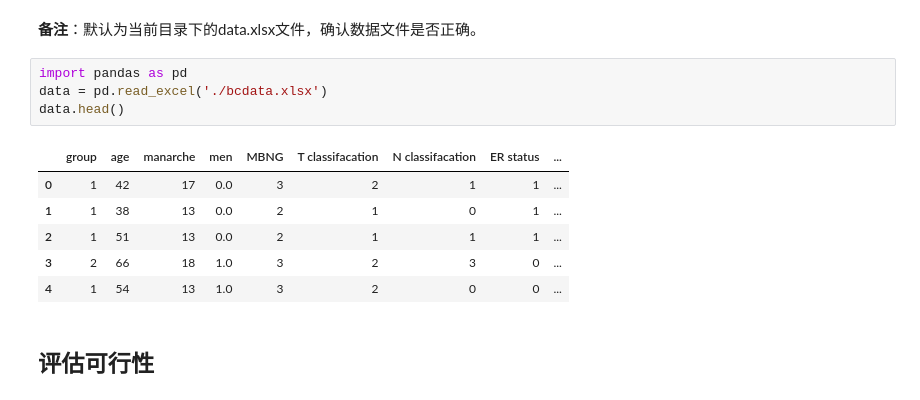
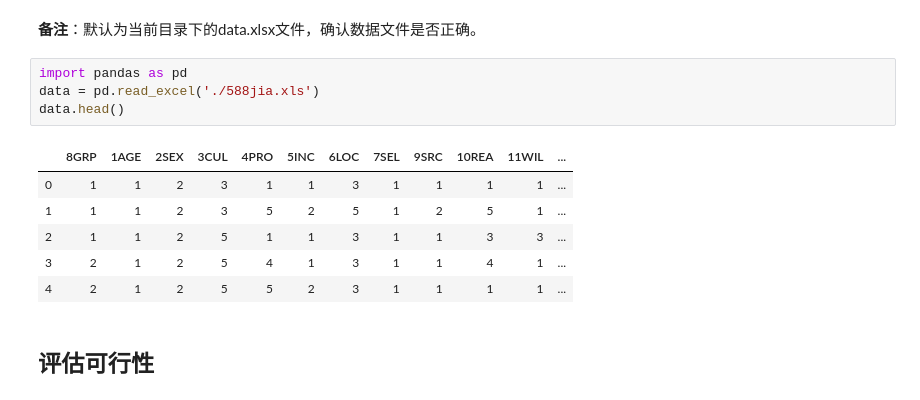
Before and after one commit to dearfad/mmhelper, a Jupyter notebook: mmhelper.ipynb, the cells around one changed output. Cells and saved outputs as stored; diff of their text form.

```diff
--- a/mmhelper.ipynb
+++ b/mmhelper.ipynb
@@ -21,15 +21,15 @@ winpython 1. ./settings/winpython.ini 2. pip install scikit-plot
 <b>备注</b>：默认为当前目录下的data.xlsx文件，确认数据文件是否正确。
 # %%
 import pandas as pd
-data = pd.read_excel('./bcdata.xlsx')
+data = pd.read_excel('./588jia.xls')
 data.head()
 # %% [output]
-|  | group | age | manarche | men | MBNG | T classifacation | N classifacation | ER status | ... |
-| 0 | 1 | 42 | 17 | 0.0 | 3 | 2 | 1 | 1 | ... |
-| 1 | 1 | 38 | 13 | 0.0 | 2 | 1 | 0 | 1 | ... |
-| 2 | 1 | 51 | 13 | 0.0 | 2 | 1 | 1 | 1 | ... |
-| 3 | 2 | 66 | 18 | 1.0 | 3 | 2 | 3 | 0 | ... |
-| 4 | 1 | 54 | 13 | 1.0 | 3 | 2 | 0 | 0 | ... |
+|  | 8GRP | 1AGE | 2SEX | 3CUL | 4PRO | 5INC | 6LOC | 7SEL | 9SRC | 10REA | 11WIL | ... |
+| 0 | 1 | 1 | 2 | 3 | 1 | 1 | 3 | 1 | 1 | 1 | 1 | ... |
+| 1 | 1 | 1 | 2 | 3 | 5 | 2 | 5 | 1 | 2 | 5 | 1 | ... |
+| 2 | 1 | 1 | 2 | 5 | 1 | 1 | 3 | 1 | 1 | 3 | 3 | ... |
+| 3 | 2 | 1 | 2 | 5 | 4 | 1 | 3 | 1 | 1 | 4 | 1 | ... |
+| 4 | 2 | 1 | 2 | 5 | 5 | 2 | 3 | 1 | 1 | 1 | 1 | ... |
 # %% [markdown]
 ## 评估可行性
 # %% [markdown]
```
Also changed, not shown: parts of 2 cells of this notebook, 11 other files.
